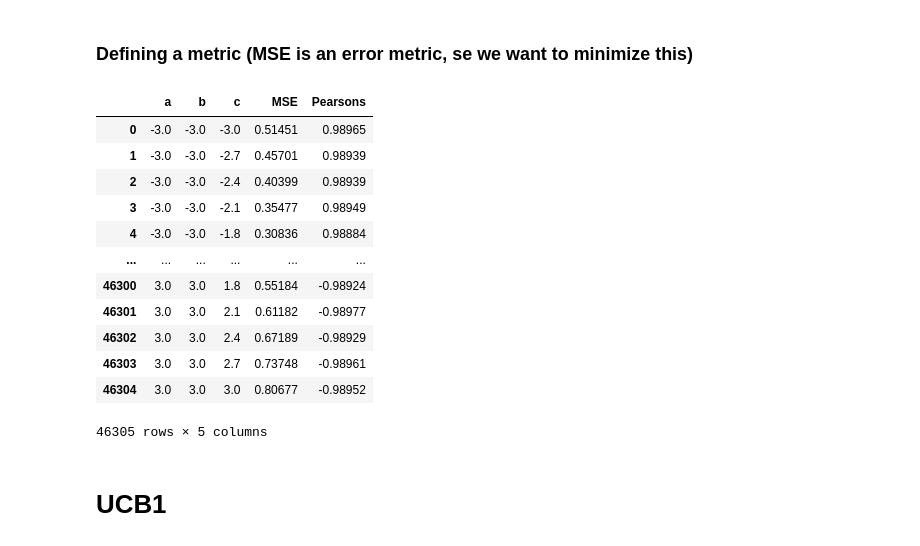
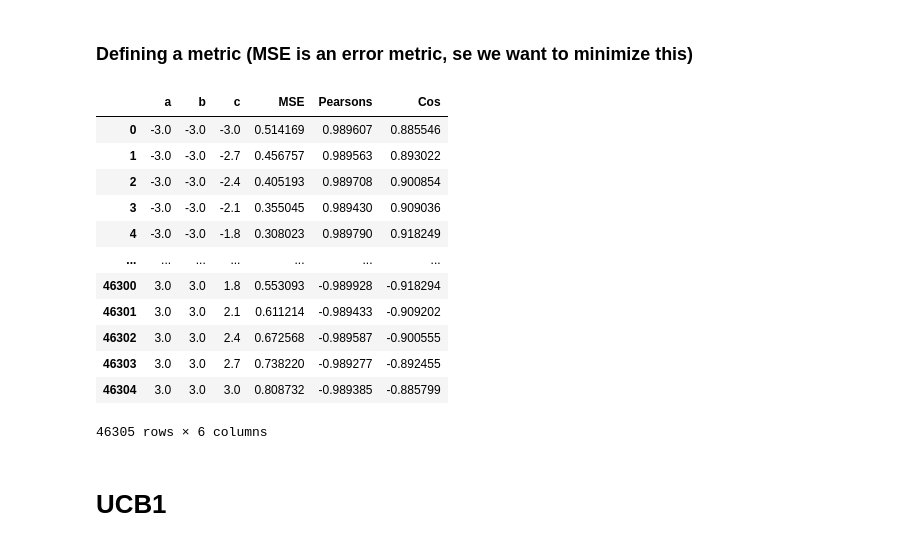
Before and after one commit to REAL-Pipetting/REinforced-Automaton-Learning-REAL-Pipetting, a Jupyter notebook: rlp/UCB/GP_BUCB_Example.ipynb, the cells around one changed output. Saved outputs shown, nothing was run; the diff lists cells and outputs as text; code cells hidden in the pictures.

```diff
--- a/rlp/UCB/GP_BUCB_Example.ipynb
+++ b/rlp/UCB/GP_BUCB_Example.ipynb
@@ -130,30 +132,35 @@ def MSE(Y, target):
 # %%
 Pearsons = []
 for y in Y:
-    Pearsons.append(np.round(pearsonr(y, target)[0], 5))
+    Pearsons.append(pearsonr(y, target)[0])
+# %%
+Cos = []
+for y in Y:
+    Cos.append(np.average(cosine_similarity(target.reshape(1, -1), Y=y.reshape(1, -1)).reshape(1, -1)))
 # %%
-mse = np.round(MSE(Y, target), 5)
+mse = np.round(MSE(Y, target), 6)
 # %%
 # create dataframe
 columns = ['a', 'b', 'c']
 df = pd.DataFrame(data=Dataset, columns=columns)
 df['MSE'] = mse
 df['Pearsons'] = Pearsons
+df['Cos'] = Cos
 df
 # %% [output]
-|  | a | b | c | MSE | Pearsons |
-| 0 | -3.0 | -3.0 | -3.0 | 0.51451 | 0.98965 |
-| 1 | -3.0 | -3.0 | -2.7 | 0.45701 | 0.98939 |
-| 2 | -3.0 | -3.0 | -2.4 | 0.40399 | 0.98939 |
-| 3 | -3.0 | -3.0 | -2.1 | 0.35477 | 0.98949 |
-| 4 | -3.0 | -3.0 | -1.8 | 0.30836 | 0.98884 |
-| ... | ... | ... | ... | ... | ... |
-| 46300 | 3.0 | 3.0 | 1.8 | 0.55184 | -0.98924 |
-| 46301 | 3.0 | 3.0 | 2.1 | 0.61182 | -0.98977 |
-| 46302 | 3.0 | 3.0 | 2.4 | 0.67189 | -0.98929 |
-| 46303 | 3.0 | 3.0 | 2.7 | 0.73748 | -0.98961 |
-| 46304 | 3.0 | 3.0 | 3.0 | 0.80677 | -0.98952 |
+|  | a | b | c | MSE | Pearsons | Cos |
+| 0 | -3.0 | -3.0 | -3.0 | 0.514169 | 0.989607 | 0.885546 |
+| 1 | -3.0 | -3.0 | -2.7 | 0.456757 | 0.989563 | 0.893022 |
+| 2 | -3.0 | -3.0 | -2.4 | 0.405193 | 0.989708 | 0.900854 |
+| 3 | -3.0 | -3.0 | -2.1 | 0.355045 | 0.989430 | 0.909036 |
+| 4 | -3.0 | -3.0 | -1.8 | 0.308023 | 0.989790 | 0.918249 |
+| ... | ... | ... | ... | ... | ... | ... |
+| 46300 | 3.0 | 3.0 | 1.8 | 0.553093 | -0.989928 | -0.918294 |
+| 46301 | 3.0 | 3.0 | 2.1 | 0.611214 | -0.989433 | -0.909202 |
+| 46302 | 3.0 | 3.0 | 2.4 | 0.672568 | -0.989587 | -0.900555 |
+| 46303 | 3.0 | 3.0 | 2.7 | 0.738220 | -0.989277 | -0.892455 |
+| 46304 | 3.0 | 3.0 | 3.0 | 0.808732 | -0.989385 | -0.885799 |
-46305 rows × 5 columns
+46305 rows × 6 columns
 # %% [markdown]
 # UCB1
 # %%
```
Also changed, not shown: parts of 6 cells of this notebook.
